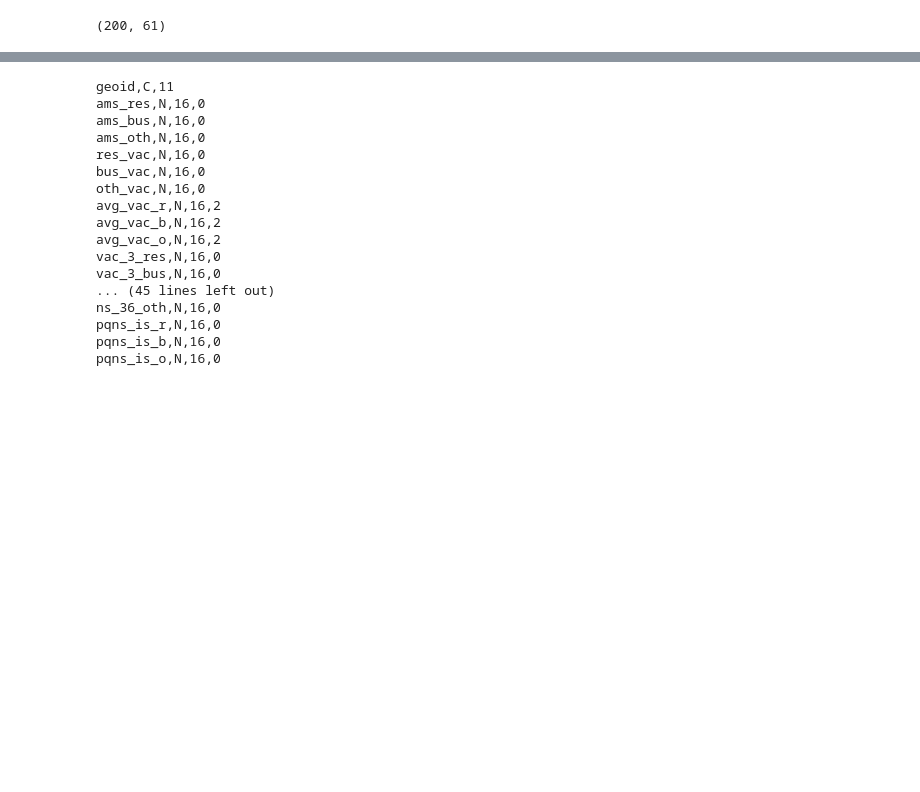
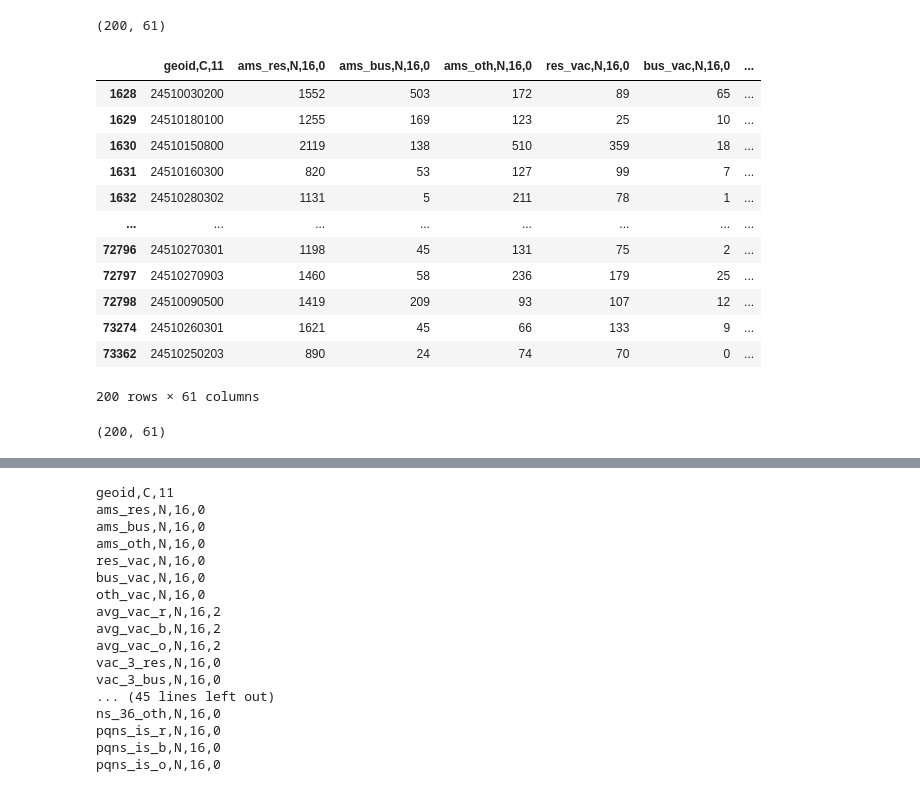
Before and after one commit to Jenkir/vacant_comm_bldgs, a Jupyter notebook: vacants_2020.ipynb, the cells around one changed output, grey strips where cells are left out. Saved outputs shown, nothing was run; the diff lists cells and outputs as text; code cells hidden in the pictures; blank space fills up the shorter version.

Commit message:
Cleaning up dataframes for 2020

```diff
--- a/vacants_2020.ipynb
+++ b/vacants_2020.ipynb
@@ -125,3 +125,25 @@ balt_2020Q3_df
 balt_2020Q3_df.shape
 # %% [output]
 (200, 61)
+# %%
+# Remove rows that do not include Baltimore GEOID ("24510....); Baltimore FIPS  is 24, Baltimore FIPS is 510, rest of the geoid is census tract #
+balt_2020Q2_df = vac_2020Q2_df[vac_2020Q2_df["geoid,C,11"].between(24510000000, 24510999999, inclusive=True)]
+balt_2020Q2_df
+# %% [output]
+|  | geoid,C,11 | ams_res,N,16,0 | ams_bus,N,16,0 | ams_oth,N,16,0 | res_vac,N,16,0 | bus_vac,N,16,0 | ... |
+| 1628 | 24510030200 | 1552 | 503 | 172 | 89 | 65 | ... |
+| 1629 | 24510180100 | 1255 | 169 | 123 | 25 | 10 | ... |
+| 1630 | 24510150800 | 2119 | 138 | 510 | 359 | 18 | ... |
+| 1631 | 24510160300 | 820 | 53 | 127 | 99 | 7 | ... |
+| 1632 | 24510280302 | 1131 | 5 | 211 | 78 | 1 | ... |
+| ... | ... | ... | ... | ... | ... | ... | ... |
+| 72796 | 24510270301 | 1198 | 45 | 131 | 75 | 2 | ... |
+| 72797 | 24510270903 | 1460 | 58 | 236 | 179 | 25 | ... |
+| 72798 | 24510090500 | 1419 | 209 | 93 | 107 | 12 | ... |
+| 73274 | 24510260301 | 1621 | 45 | 66 | 133 | 9 | ... |
+| 73362 | 24510250203 | 890 | 24 | 74 | 70 | 0 | ... |
+200 rows × 61 columns
+# %%
+balt_2020Q2_df.shape
+# %% [output]
+(200, 61)
```
Also changed, not shown: parts of 33 cells of this notebook.
